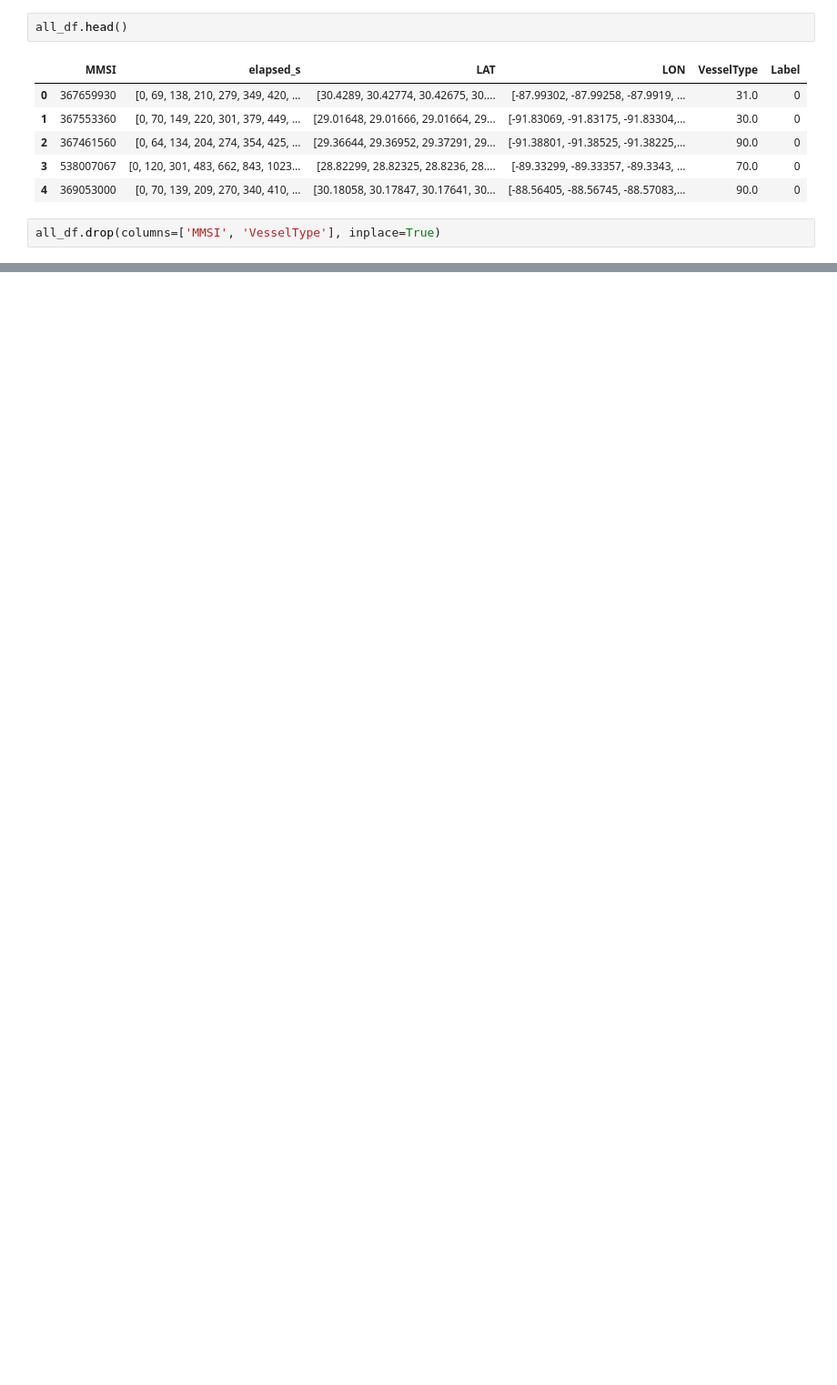
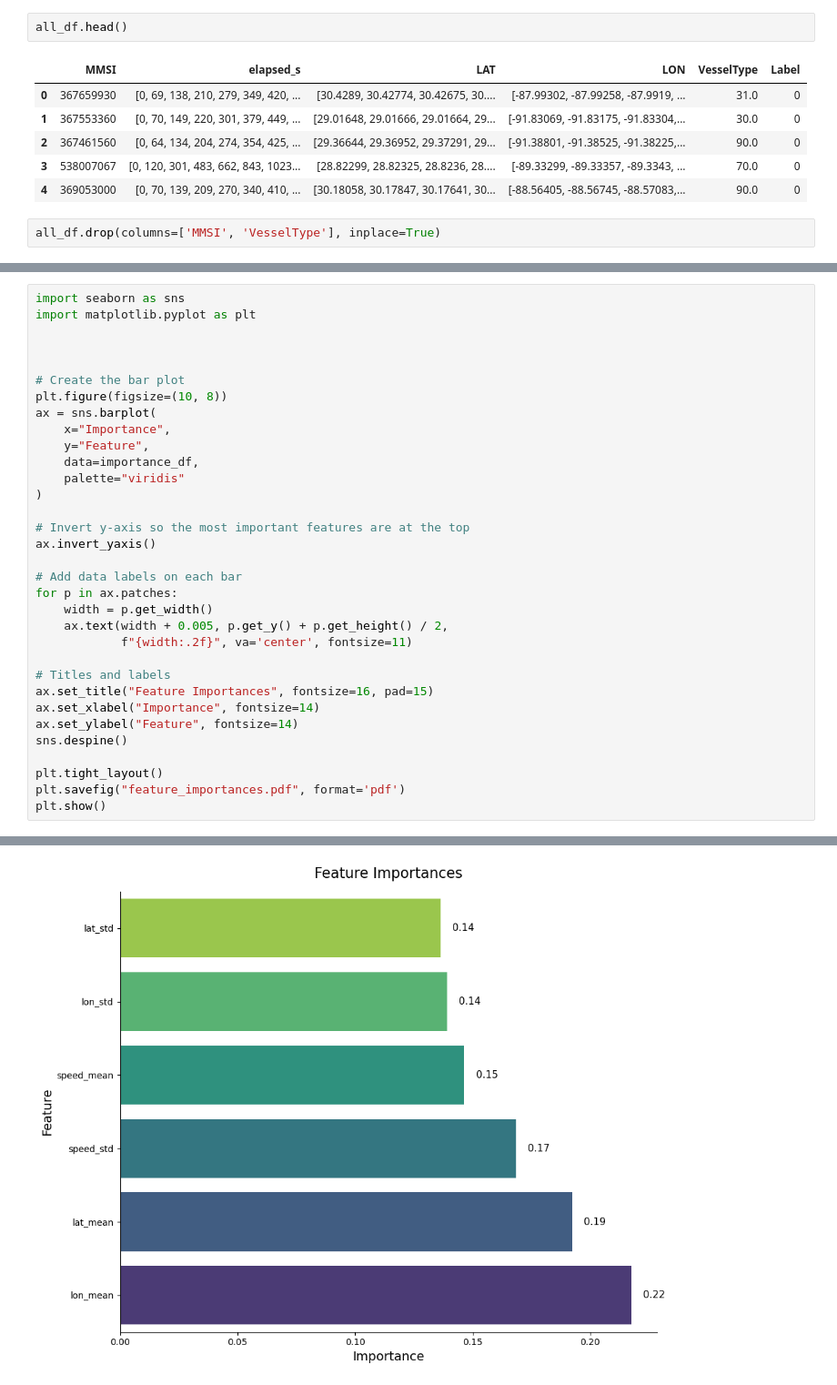
Before and after one commit to ankurnath/RecFishing, a Jupyter notebook: data_exploration.ipynb, the cells around one changed output, grey strips where cells are left out. Shown at 91% size. Saved outputs shown, nothing was run; the diff lists cells and outputs as text; blank space fills up the shorter version.

```diff
--- a/data_exploration.ipynb
+++ b/data_exploration.ipynb
@@ -192,0 +125,34 @@ print(importance_df)
+# %%
+import seaborn as sns
+import matplotlib.pyplot as plt
+
+
+
+# Create the bar plot
+plt.figure(figsize=(10, 8))
+ax = sns.barplot(
+    x="Importance",
+    y="Feature",
+    data=importance_df,
+    palette="viridis"
+)
+
+# Invert y-axis so the most important features are at the top
+ax.invert_yaxis()
+
+# Add data labels on each bar
+for p in ax.patches:
+    width = p.get_width()
+    ax.text(width + 0.005, p.get_y() + p.get_height() / 2,
+            f"{width:.2f}", va='center', fontsize=11)
+
+# Titles and labels
+ax.set_title("Feature Importances", fontsize=16, pad=15)
+ax.set_xlabel("Importance", fontsize=14)
+ax.set_ylabel("Feature", fontsize=14)
+sns.despine()
+
+plt.tight_layout()
+plt.savefig("feature_importances.pdf", format='pdf')
+plt.show()
+# %% [output]
@@ -192,0 +162 @@ print(importance_df)
+[figure, added]
```
Also changed, not shown: parts of 17 cells of this notebook, 1 other file.
